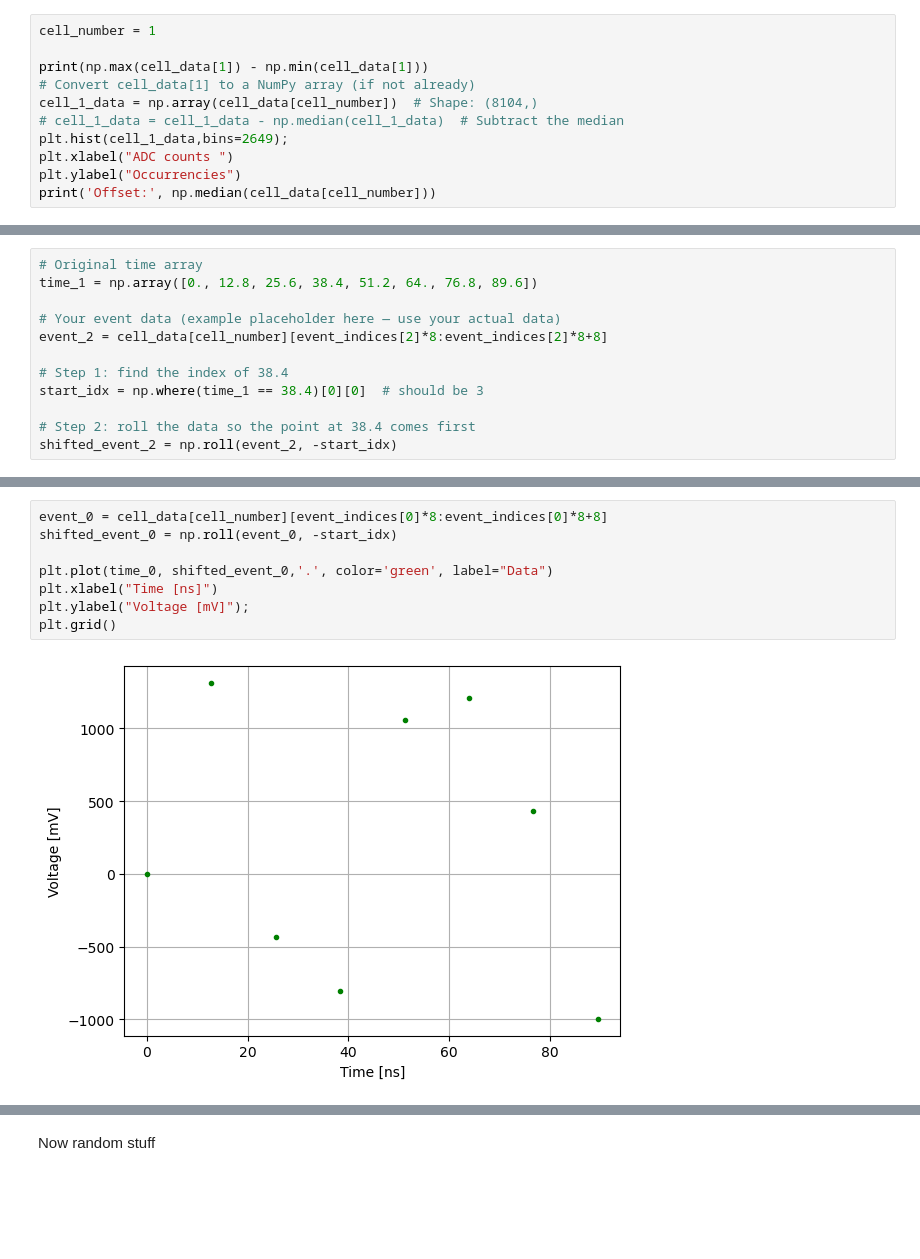
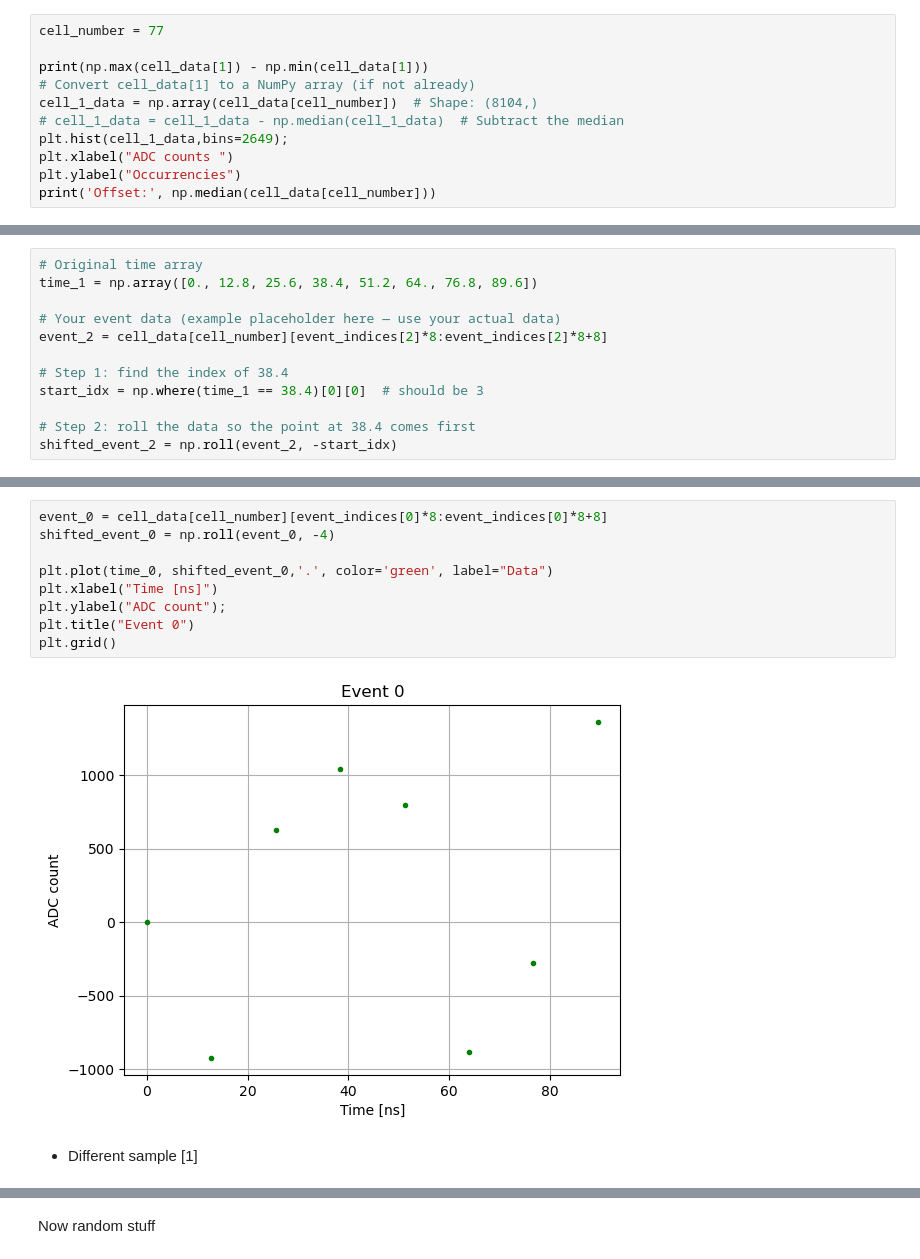
Before and after one commit to sigarnero/GasPM, a Jupyter notebook: NALU_calibration/Nalu_SingleCell.ipynb, the cells around one changed output, grey strips where cells are left out. Drawn from its saved outputs; the diff is of its cells as text; blank space fills up the shorter version.

```diff
--- a/NALU_calibration/Nalu_SingleCell.ipynb
+++ b/NALU_calibration/Nalu_SingleCell.ipynb
@@ -65,7 +65,7 @@ plt.grid()
 [ 0.  12.8 25.6 38.4 51.2 64.  76.8 89.6]
 [figure]
 # %%
-cell_number = 1
+cell_number = 77
 
 print(np.max(cell_data[1]) - np.min(cell_data[1]))
 # Convert cell_data[1] to a NumPy array (if not already)
@@ -153,12 +160,15 @@ plt.grid()
 # %%
 event_0 = cell_data[cell_number][event_indices[0]*8:event_indices[0]*8+8]
-shifted_event_0 = np.roll(event_0, -start_idx)
+shifted_event_0 = np.roll(event_0, -4)
 
 plt.plot(time_0, shifted_event_0,'.', color='green', label="Data")
 plt.xlabel("Time [ns]")
-plt.ylabel("Voltage [mV]");
+plt.ylabel("ADC count");
+plt.title("Event 0")
 plt.grid()
 # %% [output]
-[figure, old version]
+[figure, new version]
+# %% [markdown]
+* Different sample [1]
 # %%
 event_1 = cell_data[cell_number][event_indices[1]*8:event_indices[1]*8+8]
```
Also changed, not shown: parts of 26 cells of this notebook, 1 other file.
